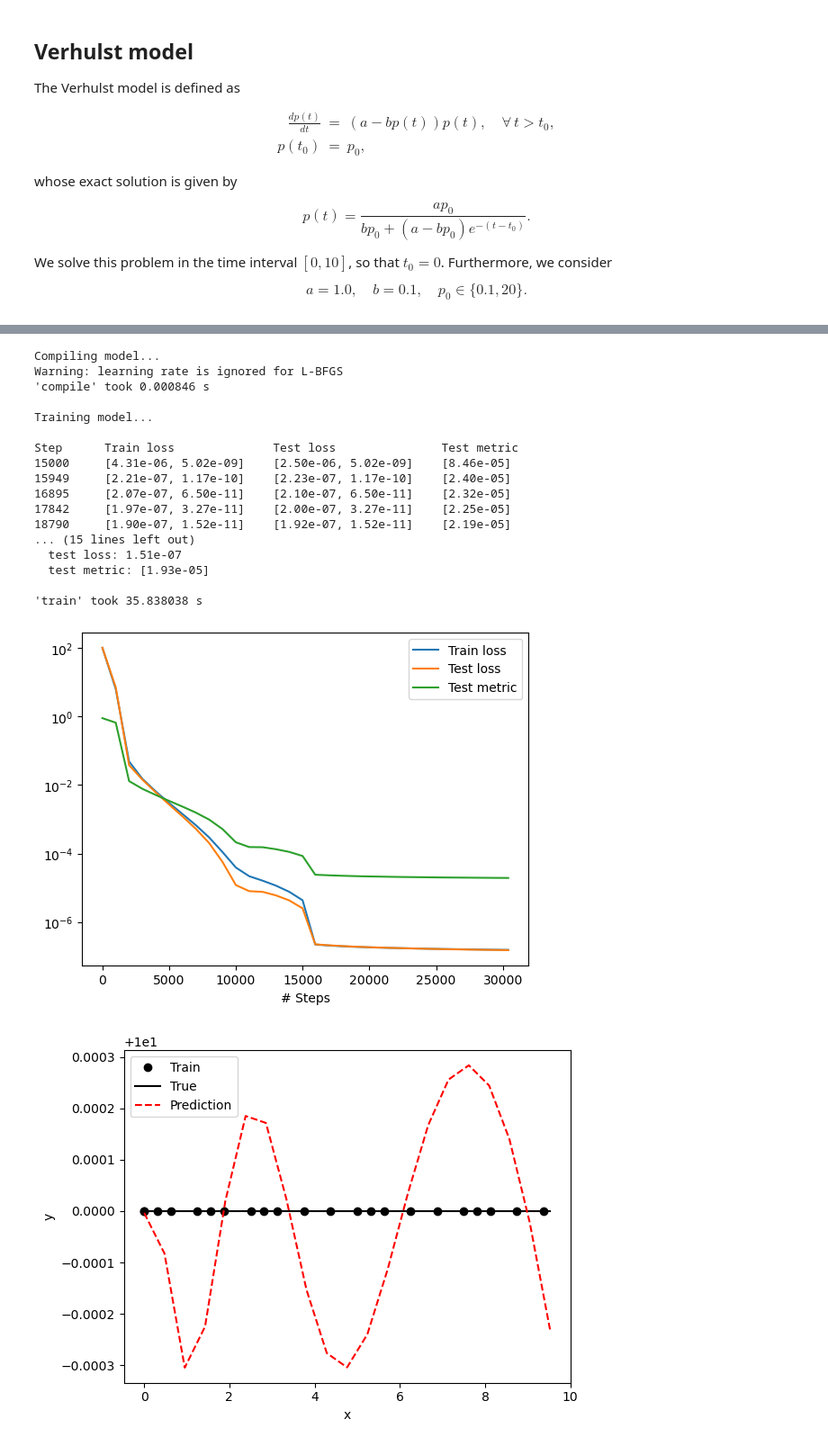
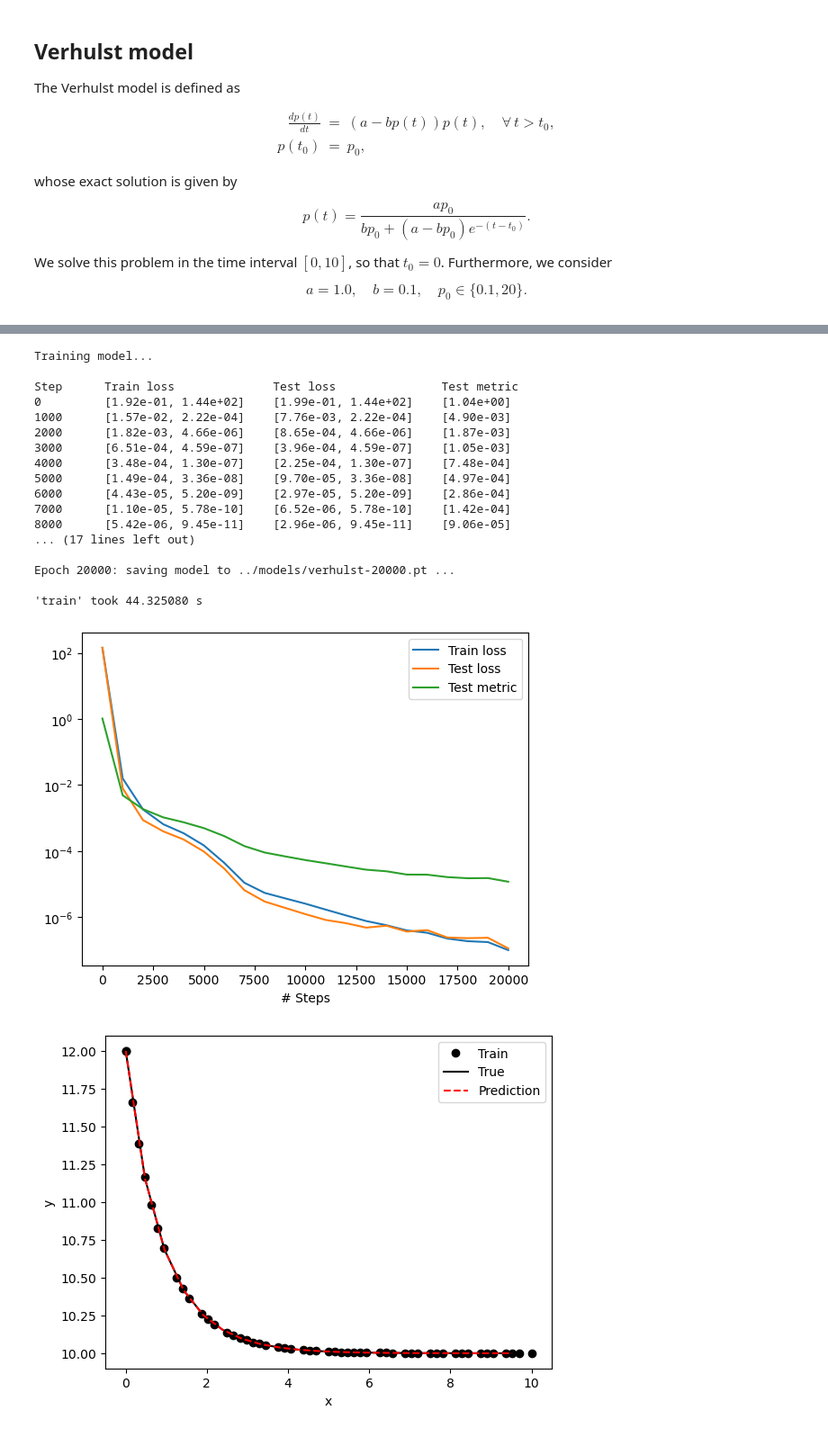
Before and after one commit to ginbar/iccsa2025_deepxde, a Jupyter notebook: examples/Verhulst.ipynb, the cells around one changed output, grey strips where cells are left out. Shown at 90% size. Saved outputs shown, nothing was run; the diff lists cells and outputs as text; code cells hidden in the pictures.

Commit message:
saving figures

```diff
--- a/examples/Verhulst.ipynb
+++ b/examples/Verhulst.ipynb
@@ -42,10 +39,10 @@ $$
 a = 1.0, \quad b = 0.1, \quad p_0 \in \{0.1, 20\}.
 $$
 # %%
-p0 = 0.1
+p0 = 12
 a = 1.0
 b = 0.1
-t0, tf = 0, 5
+t0, tf = 0, 10
 # %%
 def known_solution(t):
     return (a * p0) / (b * p0 + (a - b * p0) * np.exp(-(t - t0)))
@@ -81,9 +78,5 @@ net = dde.nn.FNN(layer_size, activation, initializer)
 model = dde.Model(data, net)
 
 model.compile(optimizer, lr=learning_rate, metrics=["l2 relative error"])
-
-losshistory, train_state = model.train(iterations=20000)
-
-dde.saveplot(losshistory, train_state, isplot=True, issave=False)
 # %% [output]
 Compiling model...
@@ -108,27 +84,24 @@ Step      Train loss              Test loss               Test metric
-# %%
-
-model.compile('L-BFGS', lr=learning_rate, metrics=["l2 relative error"])
-
-losshistory, train_state = model.train(iterations=10000)
-
-dde.saveplot(losshistory, train_state, isplot=True, issave=False)
-# %% [output]
-Compiling model...
-Warning: learning rate is ignored for L-BFGS
-'compile' took 0.000846 s
-
-Training model...
-
-Step      Train loss              Test loss               Test metric
-15000     [4.31e-06, 5.02e-09]    [2.50e-06, 5.02e-09]    [8.46e-05]
-15949     [2.21e-07, 1.17e-10]    [2.23e-07, 1.17e-10]    [2.40e-05]
-16895     [2.07e-07, 6.50e-11]    [2.10e-07, 6.50e-11]    [2.32e-05]
-17842     [1.97e-07, 3.27e-11]    [2.00e-07, 3.27e-11]    [2.25e-05]
-18790     [1.90e-07, 1.52e-11]    [1.92e-07, 1.52e-11]    [2.19e-05]
-... (15 lines left out)
-  test loss: 1.51e-07
-  test metric: [1.93e-05]
-
-'train' took 35.838038 s
-[figure, removed]
-[figure, removed]
+# %%
+losshistory, train_state = model.train(iterations=20000, model_save_path="../models/verhulst")
+
+dde.saveplot(losshistory, train_state, isplot=True, issave=False)
+# %% [output]
+Training model...
+
+Step      Train loss              Test loss               Test metric
+0         [1.92e-01, 1.44e+02]    [1.99e-01, 1.44e+02]    [1.04e+00]
+1000      [1.57e-02, 2.22e-04]    [7.76e-03, 2.22e-04]    [4.90e-03]
+2000      [1.82e-03, 4.66e-06]    [8.65e-04, 4.66e-06]    [1.87e-03]
+3000      [6.51e-04, 4.59e-07]    [3.96e-04, 4.59e-07]    [1.05e-03]
+4000      [3.48e-04, 1.30e-07]    [2.25e-04, 1.30e-07]    [7.48e-04]
+5000      [1.49e-04, 3.36e-08]    [9.70e-05, 3.36e-08]    [4.97e-04]
+6000      [4.43e-05, 5.20e-09]    [2.97e-05, 5.20e-09]    [2.86e-04]
+7000      [1.10e-05, 5.78e-10]    [6.52e-06, 5.78e-10]    [1.42e-04]
+8000      [5.42e-06, 9.45e-11]    [2.96e-06, 9.45e-11]    [9.06e-05]
+... (17 lines left out)
+
+Epoch 20000: saving model to ../models/verhulst-20000.pt ...
+
+'train' took 44.325080 s
+[figure, added]
+[figure, added]
```
Also changed, not shown: parts of 4 cells of this notebook, 4 other files.
